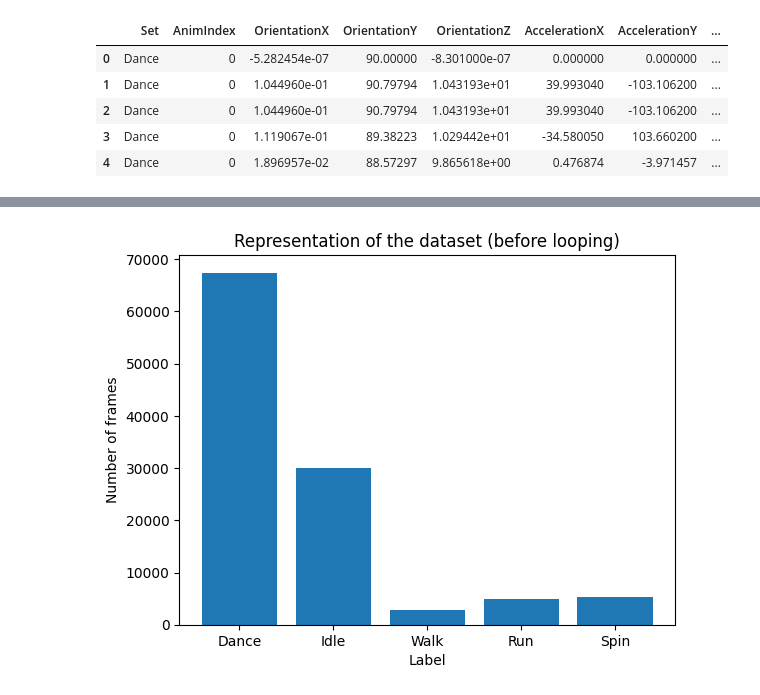
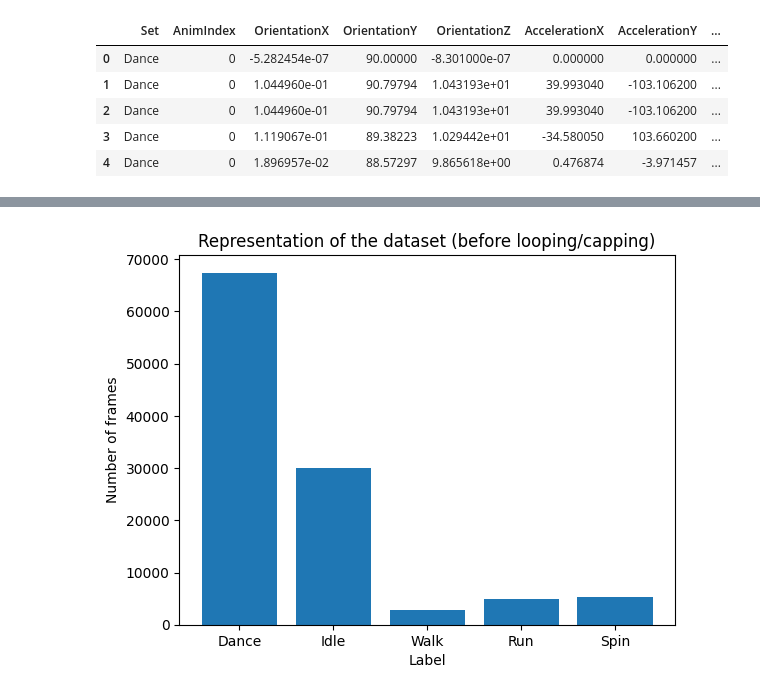
Before and after one commit to MekhyW/IMU-SimLab, a Jupyter notebook: Training/notebooks/dataprep.ipynb, the cells around one changed output, grey strips where cells are left out. Drawn from its saved outputs; the diff is of its cells as text; code cells hidden in the pictures.

Commit message:
looping/capping + simulated noise

```diff
--- a/Training/notebooks/dataprep.ipynb
+++ b/Training/notebooks/dataprep.ipynb
@@ -57,10 +57,10 @@ dataset_spin = df[df['Set'] == 'Spin']
 # %%
 import matplotlib.pyplot as plt
 
 plt.bar(['Dance', 'Idle', 'Walk', 'Run', 'Spin'], [len(dataset_dance), len(dataset_idle), len(dataset_walk), len(dataset_run), len(dataset_spin)])
-plt.title('Representation of the dataset (before looping)')
+plt.title('Representation of the dataset (before looping/capping)')
 plt.xlabel('Label')
 plt.ylabel('Number of frames')
 plt.show()
 # %% [output]
-[figure, old version]
+[figure, new version]
```
Also changed, not shown: parts of 4 cells of this notebook, 6 other files.
